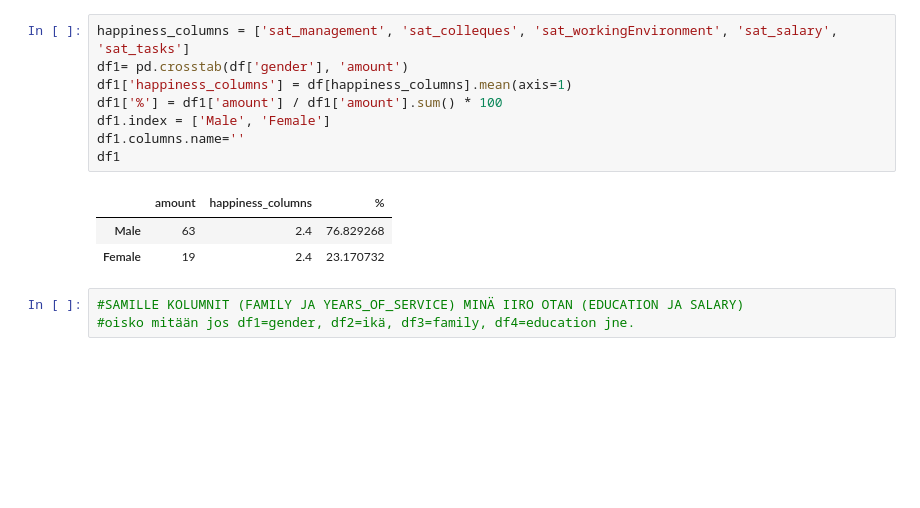
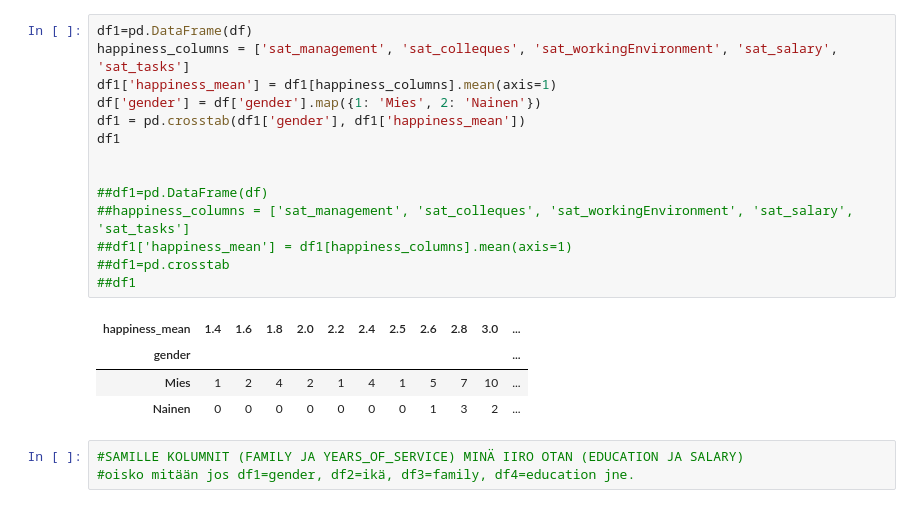
Before and after one commit to YSPLS/Tiedonk-sittely-pythonilla, a Jupyter notebook: code/project.ipynb, the cells around one changed output. Saved outputs shown, nothing was run; the diff lists cells and outputs as text; blank space fills up the shorter version.

```diff
--- a/code/project.ipynb
+++ b/code/project.ipynb
@@ -63,15 +50,22 @@ memory usage: 10.4 KB
-# %%
-happiness_columns = ['sat_management', 'sat_colleques', 'sat_workingEnvironment', 'sat_salary', 'sat_tasks']
-df1= pd.crosstab(df['gender'], 'amount')
-df1['happiness_columns'] = df[happiness_columns].mean(axis=1)
-df1['%'] = df1['amount'] / df1['amount'].sum() * 100
-df1.index = ['Male', 'Female']
-df1.columns.name=''
-df1
-# %% [output]
-|  | amount | happiness_columns | % |
-| Male | 63 | 2.4 | 76.829268 |
-| Female | 19 | 2.4 | 23.170732 |
+# %%
+df1=pd.DataFrame(df)
+happiness_columns = ['sat_management', 'sat_colleques', 'sat_workingEnvironment', 'sat_salary', 'sat_tasks']
+df1['happiness_mean'] = df1[happiness_columns].mean(axis=1)
+df['gender'] = df['gender'].map({1: 'Mies', 2: 'Nainen'})
+df1 = pd.crosstab(df1['gender'], df1['happiness_mean'])
+df1
+
+
+##df1=pd.DataFrame(df)
+##happiness_columns = ['sat_management', 'sat_colleques', 'sat_workingEnvironment', 'sat_salary', 'sat_tasks']
+##df1['happiness_mean'] = df1[happiness_columns].mean(axis=1)
+##df1=pd.crosstab
+##df1
+# %% [output]
+| happiness_mean | 1.4 | 1.6 | 1.8 | 2.0 | 2.2 | 2.4 | 2.5 | 2.6 | 2.8 | 3.0 | ... |
+| gender |  |  |  |  |  |  |  |  |  |  | ... |
+| Mies | 1 | 2 | 4 | 2 | 1 | 4 | 1 | 5 | 7 | 10 | ... |
+| Nainen | 0 | 0 | 0 | 0 | 0 | 0 | 0 | 1 | 3 | 2 | ... |
 # %%
 #SAMILLE KOLUMNIT (FAMILY JA YEARS_OF_SERVICE) MINÄ IIRO OTAN (EDUCATION JA SALARY)
 #oisko mitään jos df1=gender, df2=ikä, df3=family, df4=education jne.
```
Also changed, not shown: parts of 6 cells of this notebook.
